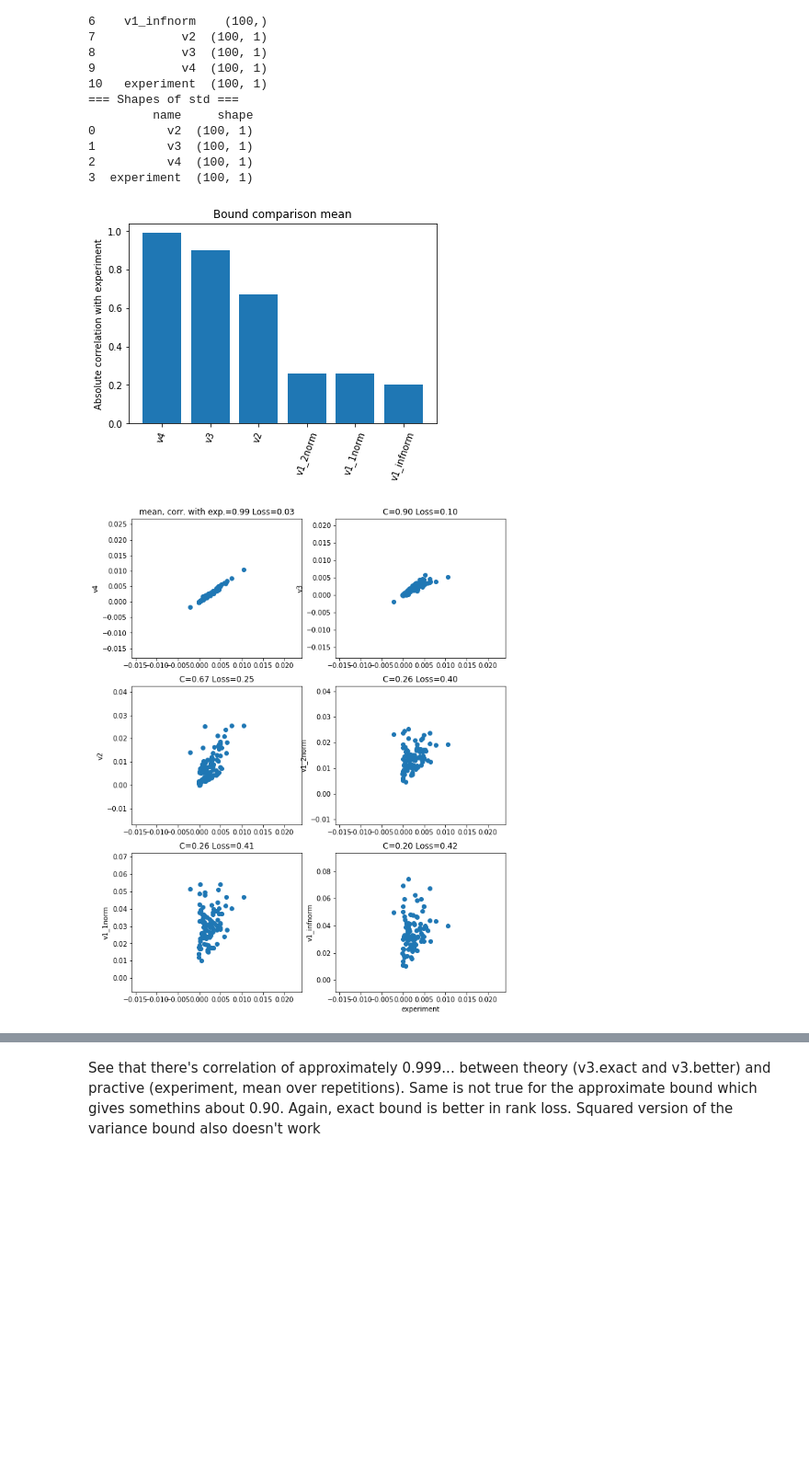
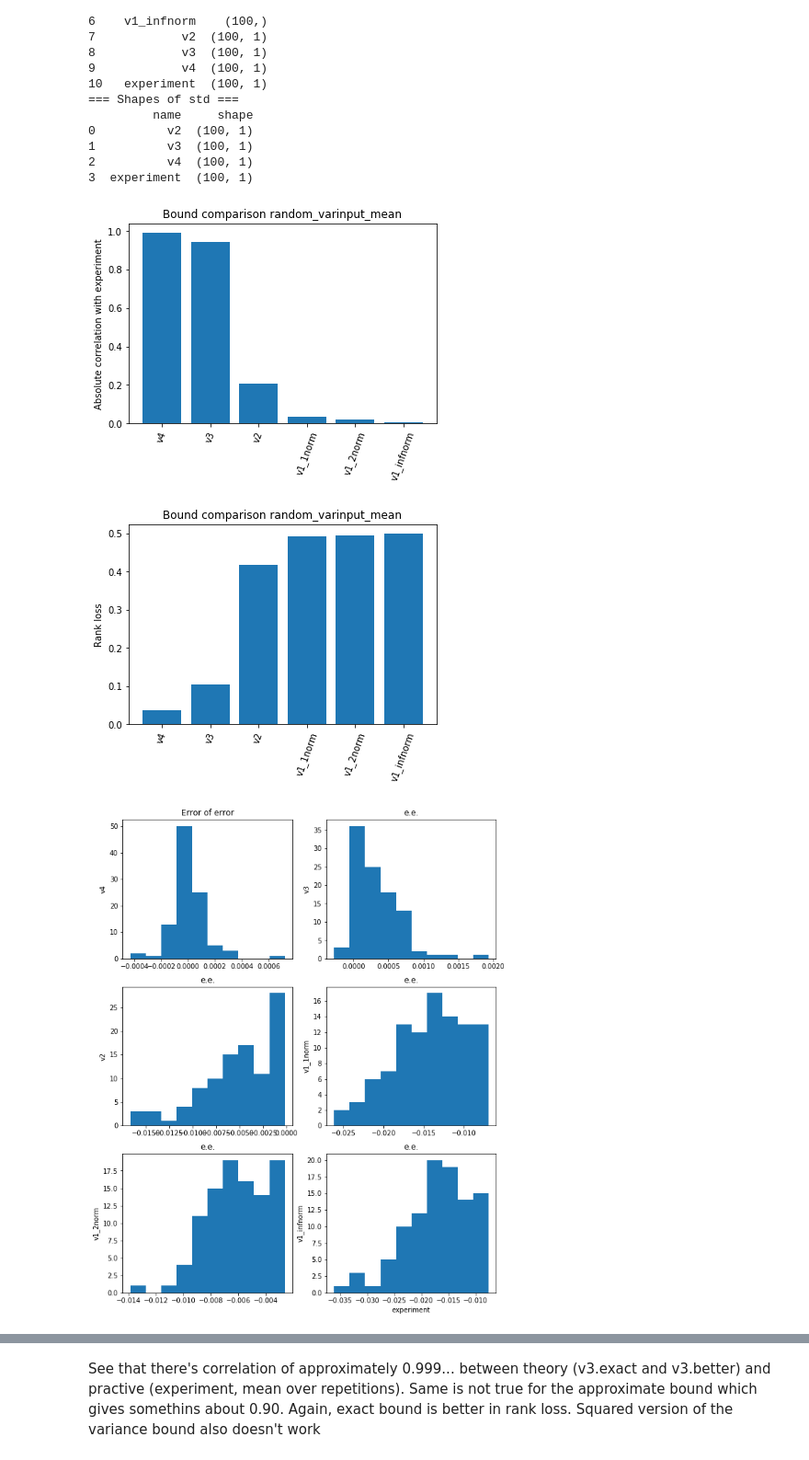
Before and after one commit to LPD-EPFL/nn-fault-tolerance, a Jupyter notebook: ErrorComparisonRandom.ipynb, the cells around one changed output, grey strips where cells are left out. Shown at 92% size. Saved outputs shown, nothing was run; the diff lists cells and outputs as text; code cells hidden in the pictures; blank space fills up the shorter version.

Commit message:
Add rank loss plot; Add error of error plot

```diff
--- a/ErrorComparisonRandom.ipynb
+++ b/ErrorComparisonRandom.ipynb
@@ -70,7 +70,8 @@ print_shape(rstd, 'std')
 2          v4  (100, 1)
 3  experiment  (100, 1)
 # %%
-exp.process_scalar_output(rmean, 'mean')
+exp.process_scalar_output(rmean, 'random_varinput_mean')
 # %% [output]
-[figure, old version]
+[figure, new version]
-[figure, old version]
+[figure, new version]
+[figure, added]
```
Also changed, not shown: parts of 4 cells of this notebook, 1 other file.
